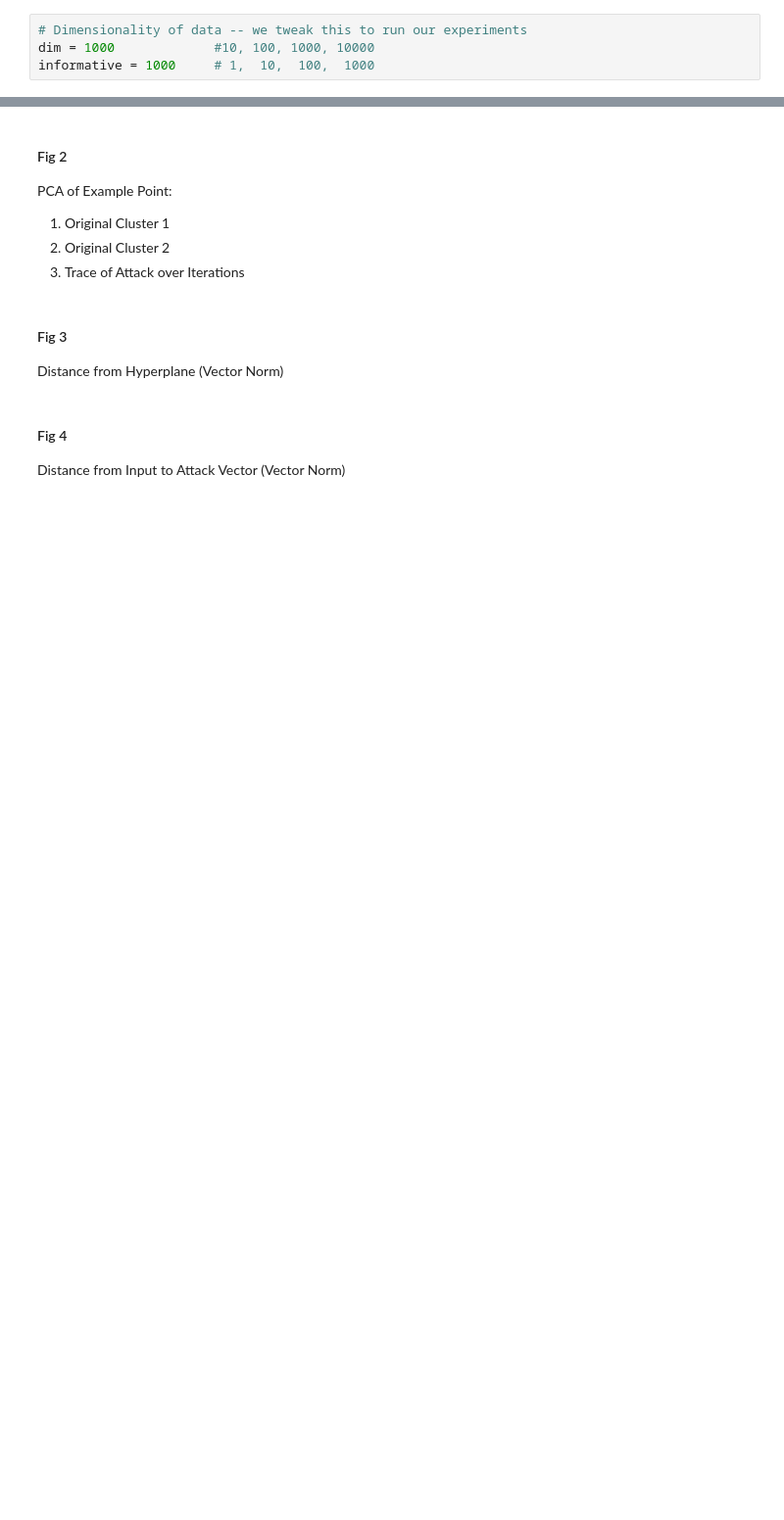
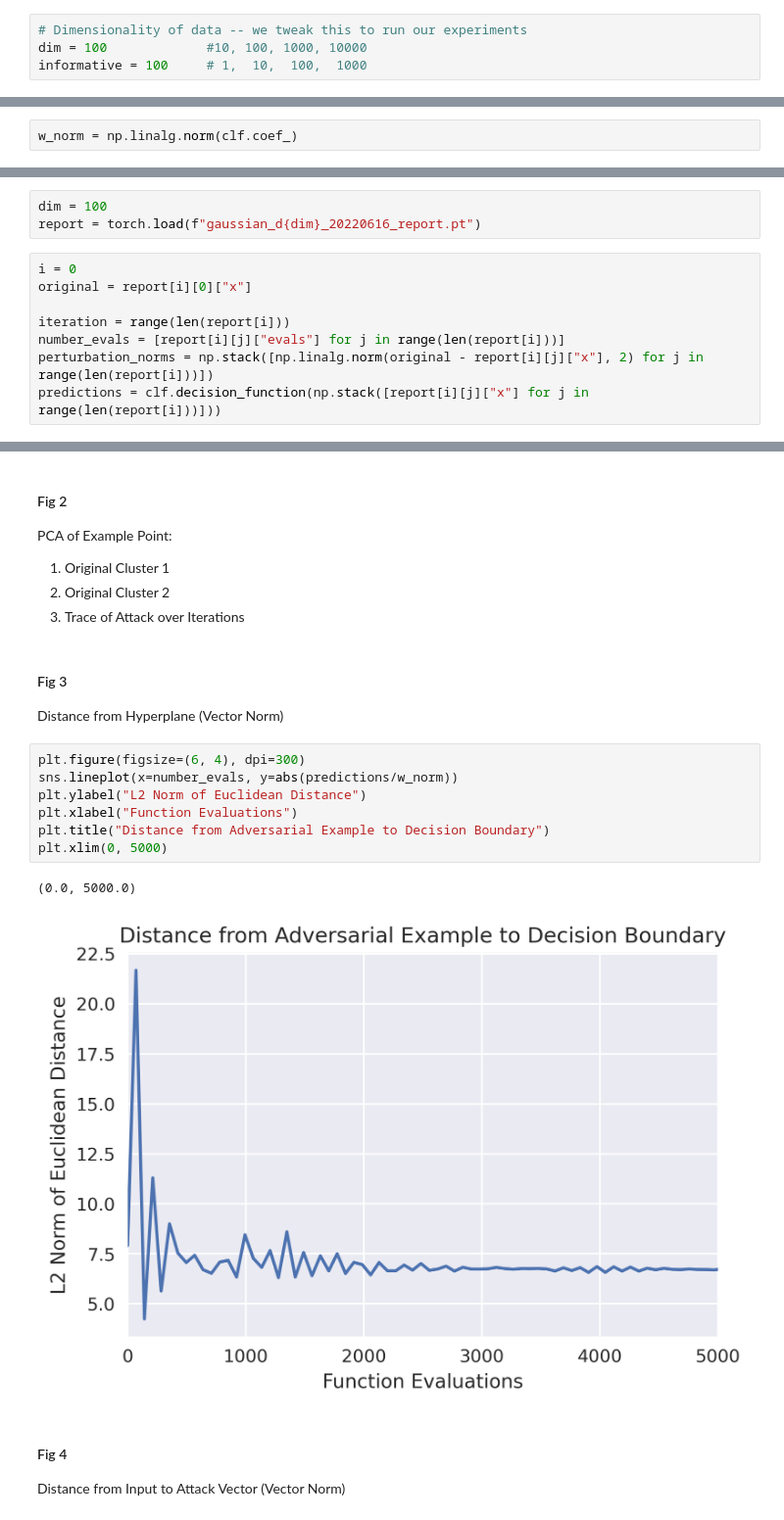
Before and after one commit to warhuus/optml-project, a Jupyter notebook: NDimensionalGaussians.ipynb, the cells around one changed output, grey strips where cells are left out. Shown: that part at 98% size. Cells and saved outputs as stored; diff of their text form; blank space fills up the shorter version.

```diff
--- a/NDimensionalGaussians.ipynb
+++ b/NDimensionalGaussians.ipynb
@@ -21,8 +19,8 @@ from ZORO import optimizers
 ## Generate Data
 # %%
 # Dimensionality of data -- we tweak this to run our experiments
-dim = 1000             #10, 100, 1000, 10000
-informative = 1000     # 1,  10,  100,  1000
+dim = 100             #10, 100, 1000, 10000
+informative = 100     # 1,  10,  100,  1000
 # %%
 from sklearn.datasets import make_classification, make_blobs
 # Cluster of points normally distributed (std=1) about vertices
@@ -75,3 +80,5 @@ print("Accuracy:", clf.score(X, y))
+# %%
+w_norm = np.linalg.norm(clf.coef_)
 # %% [markdown]
 ## ZORO Attack
 # %%
@@ -361,5 +374,16 @@ torch.save(best_exp.report, "gaussian_d1000_20220616_report.pt")
 # %% [markdown]
 ### Reload Best Attacker Data and Plot Graphs
+# %%
+dim = 100
+report = torch.load(f"gaussian_d{dim}_20220616_report.pt")
+# %%
+i = 0
+original = report[i][0]["x"]
+
+iteration = range(len(report[i]))
+number_evals = [report[i][j]["evals"] for j in range(len(report[i]))]
+perturbation_norms = np.stack([np.linalg.norm(original - report[i][j]["x"], 2) for j in range(len(report[i]))])
+predictions = clf.decision_function(np.stack([report[i][j]["x"] for j in range(len(report[i]))]))
 # %% [markdown]
 #### Fig 1
 
@@ -379,6 +412,16 @@ PCA of Example Point:
 #### Fig 3
 
 Distance from Hyperplane (Vector Norm)
+# %%
+plt.figure(figsize=(6, 4), dpi=300)
+sns.lineplot(x=number_evals, y=abs(predictions/w_norm))
+plt.ylabel("L2 Norm of Euclidean Distance")
+plt.xlabel("Function Evaluations")
+plt.title("Distance from Adversarial Example to Decision Boundary")
+plt.xlim(0, 5000)
+# %% [output]
+(0.0, 5000.0)
+[figure, added]
 # %% [markdown]
 #### Fig 4
 
```
Also changed, not shown: parts of 16 cells of this notebook.
